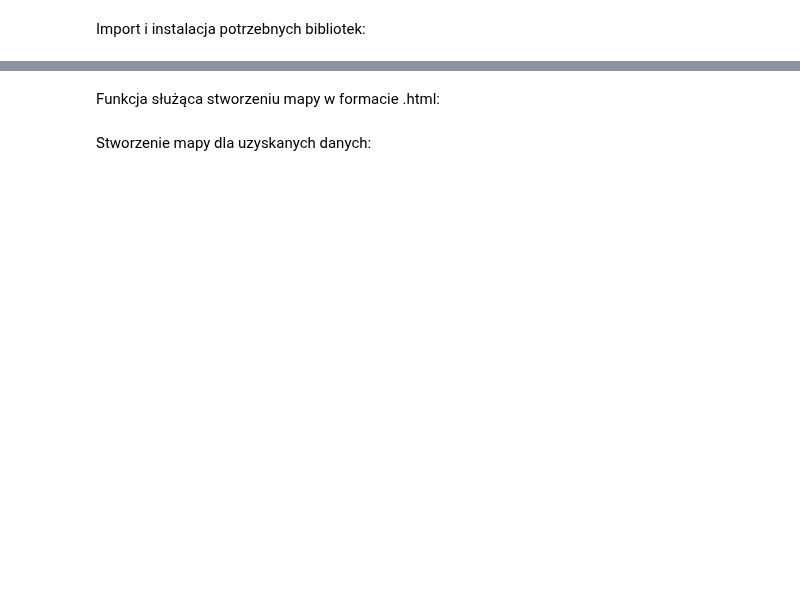
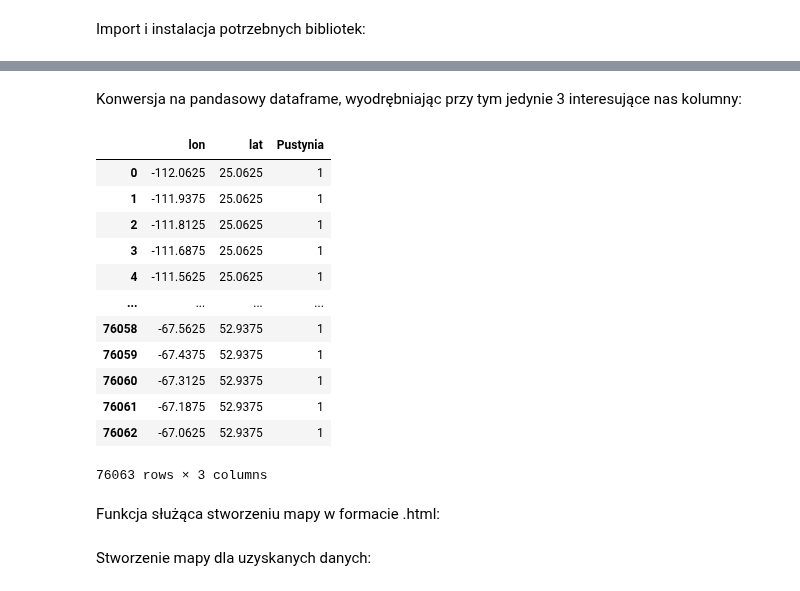
Before and after one commit to PiotrMaciejKowalski/BigData2024Project, a Jupyter notebook: konstrukcja_mapy_pustyn.ipynb, the cells around one changed output, grey strips where cells are left out. Drawn from its saved outputs; the diff is of its cells as text; code cells hidden in the pictures; blank space fills up the shorter version.

Commit message:
Utworzono za pomocą Colaboratory

```diff
--- a/konstrukcja_mapy_pustyn.ipynb
+++ b/konstrukcja_mapy_pustyn.ipynb
@@ -188,0 +115,8 @@ NASA_for_map = final_df.copy()
+# %%
+spark = SparkSession.builder\
+        .master("local")\
+        .appName("Colab")\
+        .config('spark.ui.port', '4050')\
+        .getOrCreate()
+# %%
+data=preprocessed_loader(spark,'/content/drive/MyDrive/BigMess/NASA/NASA_heuristic.csv')
@@ -189,3 +136,23 @@ NASA_for_map = final_df.copy()
+# %% [markdown]
+Konwersja na pandasowy dataframe, wyodrębniając przy tym jedynie 3 interesujące nas kolumny:
+# %%
+df = data.select("lon", "lat", "Pustynia").toPandas()
+# %%
+df
+# %% [output]
+|  | lon | lat | Pustynia |
+| 0 | -112.0625 | 25.0625 | 1 |
+| 1 | -111.9375 | 25.0625 | 1 |
+| 2 | -111.8125 | 25.0625 | 1 |
+| 3 | -111.6875 | 25.0625 | 1 |
+| 4 | -111.5625 | 25.0625 | 1 |
+| ... | ... | ... | ... |
+| 76058 | -67.5625 | 52.9375 | 1 |
+| 76059 | -67.4375 | 52.9375 | 1 |
+| 76060 | -67.3125 | 52.9375 | 1 |
+| 76061 | -67.1875 | 52.9375 | 1 |
+| 76062 | -67.0625 | 52.9375 | 1 |
+76063 rows × 3 columns
 # %% [markdown]
 Funkcja służąca stworzeniu mapy w formacie .html:
 # %%
```
Also changed, not shown: parts of 37 cells of this notebook.
